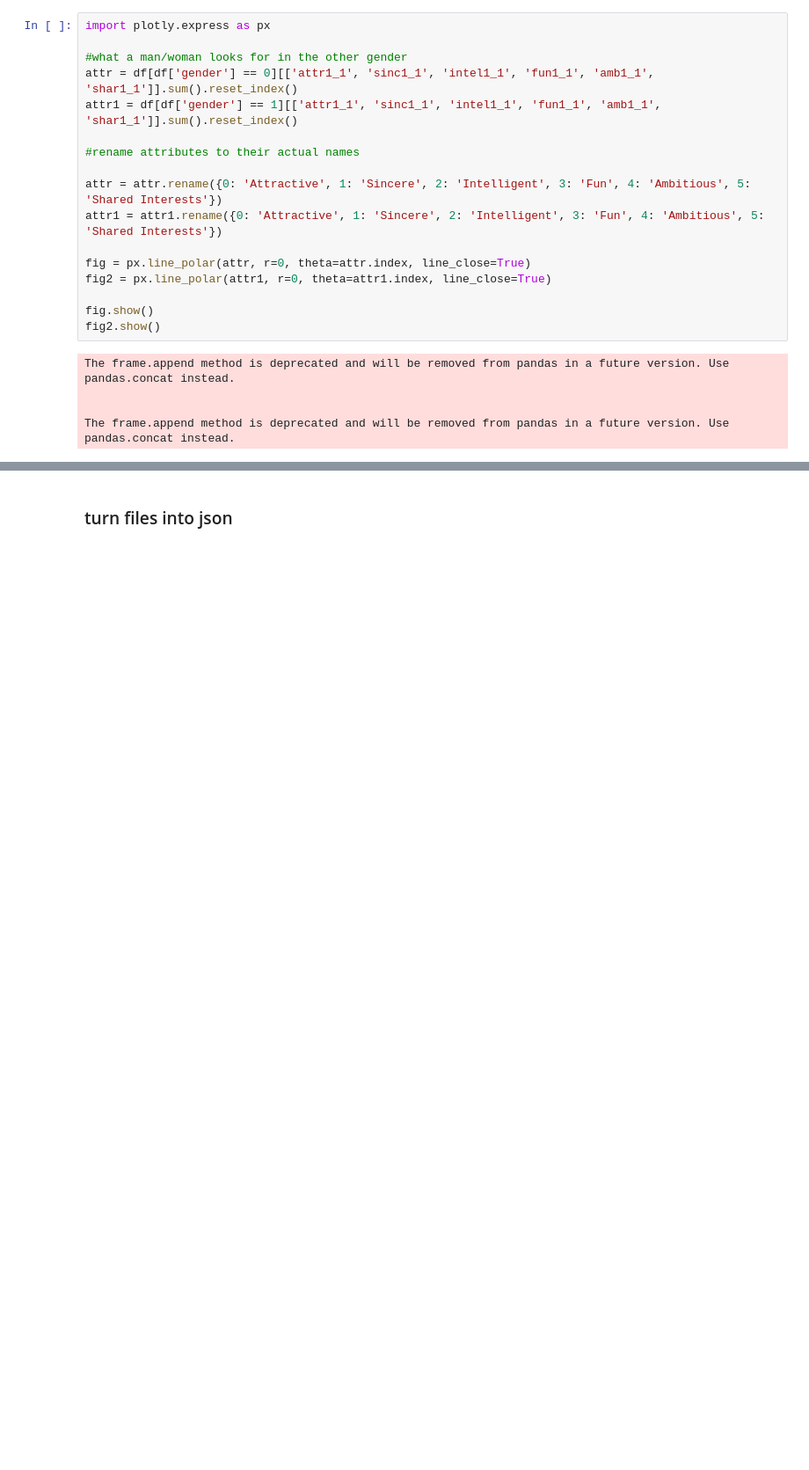
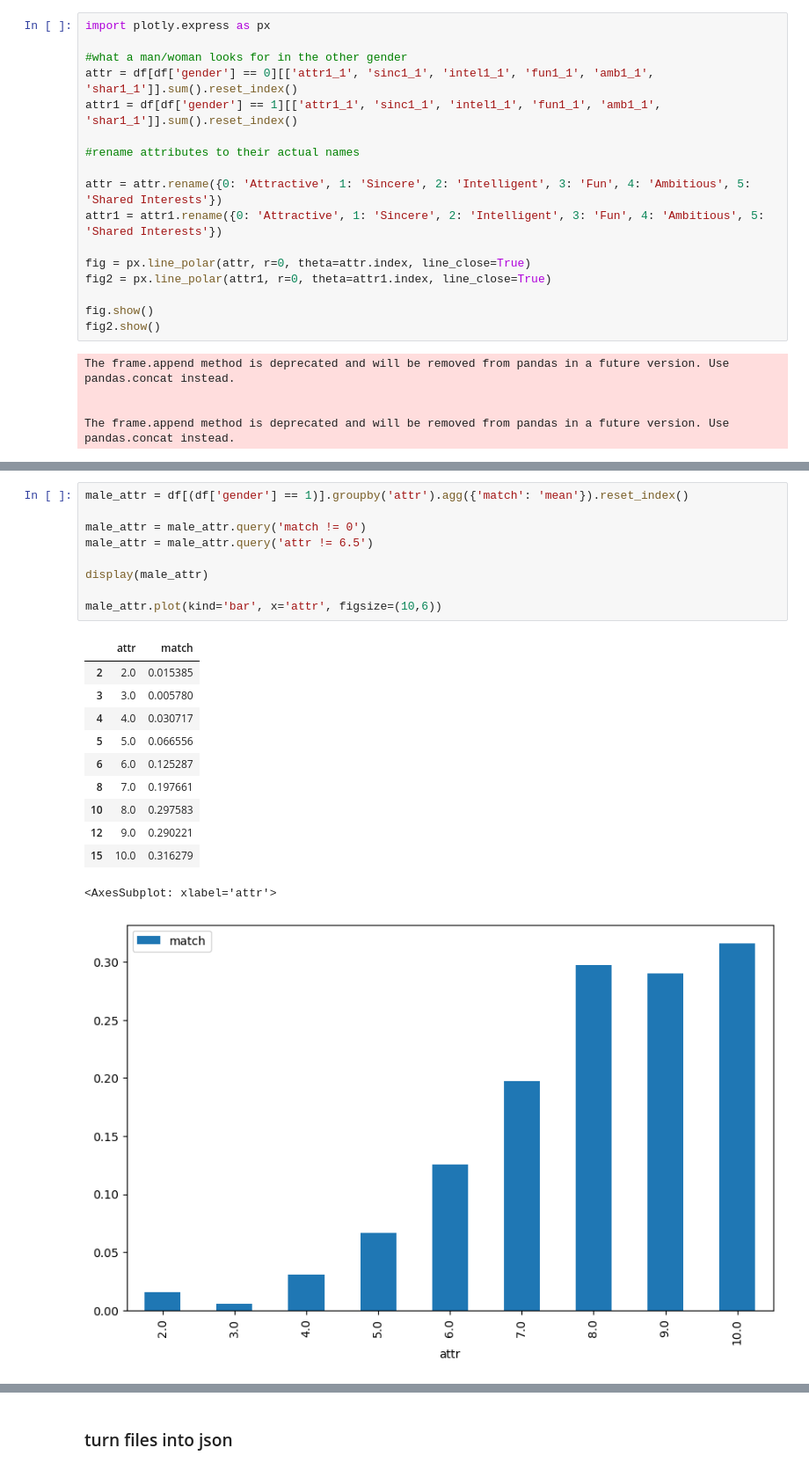
Before and after one commit to hugotomita1201/code_pudding_data, a Jupyter notebook: speed_dating_hugo.ipynb, the cells around one changed output, grey strips where cells are left out. Shown at 88% size. Cells and saved outputs as stored; diff of their text form; blank space fills up the shorter version.

```diff
--- a/speed_dating_hugo.ipynb
+++ b/speed_dating_hugo.ipynb
@@ -294,0 +322,22 @@ The frame.append method is deprecated and will be removed from pandas in a futur
+# %%
+male_attr = df[(df['gender'] == 1)].groupby('attr').agg({'match': 'mean'}).reset_index()
+
+male_attr = male_attr.query('match != 0')
+male_attr = male_attr.query('attr != 6.5')
+
+display(male_attr)
+
+male_attr.plot(kind='bar', x='attr', figsize=(10,6))
+# %% [output]
+|  | attr | match |
+| 2 | 2.0 | 0.015385 |
+| 3 | 3.0 | 0.005780 |
+| 4 | 4.0 | 0.030717 |
+| 5 | 5.0 | 0.066556 |
+| 6 | 6.0 | 0.125287 |
+| 8 | 7.0 | 0.197661 |
+| 10 | 8.0 | 0.297583 |
+| 12 | 9.0 | 0.290221 |
+| 15 | 10.0 | 0.316279 |
+<AxesSubplot: xlabel='attr'>
+[figure, added]
```
Also changed, not shown: parts of 6 cells of this notebook, 3 other files.
